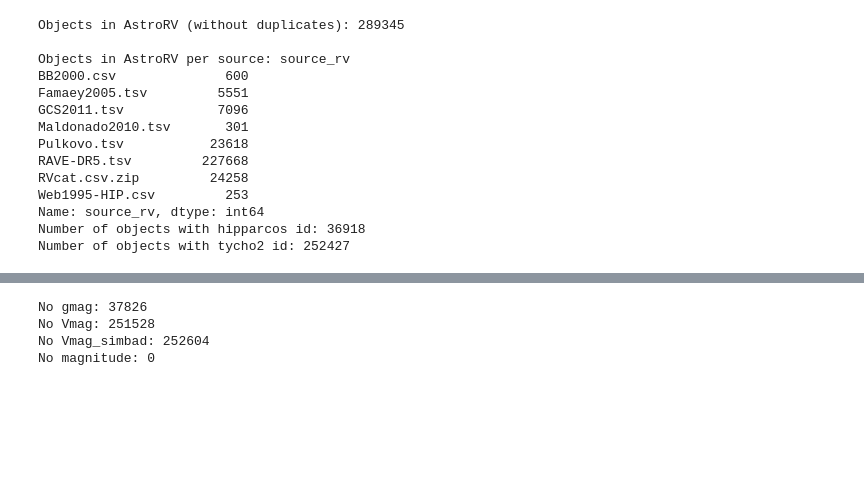
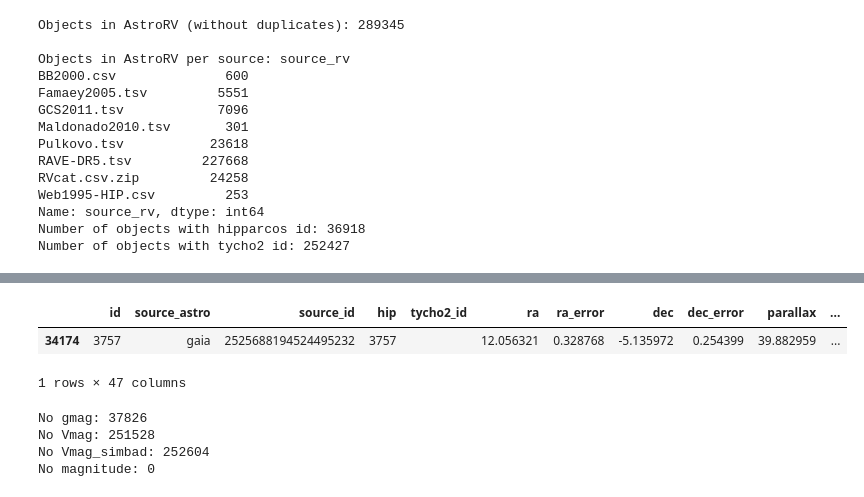
Before and after one commit to seap-udea/iWander, a Jupyter notebook: db/build.ipynb, the cells around one changed output, grey strips where cells are left out. Drawn from its saved outputs; the diff is of its cells as text; code cells hidden in the pictures; blank space fills up the shorter version.

```diff
--- a/db/build.ipynb
+++ b/db/build.ipynb
@@ -845,9 +845,14 @@ AstroRV = db.merge(RV3[["id", "RV", "e_RV", "source_rv", "source_erv"]], on="id"
 AstroRVDuplicates.dropna(subset=["parallax"], inplace=True)
 AstroRV.dropna(subset=["parallax"], inplace=True)
 
-AstroRVDuplicates.to_csv(dir_results + "AstroRVDuplicates.csv", index=False)
-AstroRV.to_csv(dir_results + "AstroRV_2.csv", index=False)
+# Remove spaces from simbad names
+for txt_field in "name_simbad","sptype_simbad":
+    AstroRV[txt_field]=AstroRV[txt_field].fillna('')
+    AstroRV[txt_field]=AstroRV[txt_field].map(lambda x:'NULL' if x=='' else re.sub('\s+','_',x).strip('_'))
+    AstroRVDuplicates[txt_field]=AstroRVDuplicates[txt_field].fillna('')
+    AstroRVDuplicates[txt_field]=AstroRVDuplicates[txt_field].map(lambda x:'NULL' if x=='' else re.sub('\s+','_',x).strip('_'))
 
+# Report
 print("\nObjects in AstroRV (without duplicates):", len(AstroRV))
 print("\nObjects in AstroRV per source:", AstroRV.groupby(AstroRV.source_rv).source_rv.count())
 
@@ -873,3 +902,9 @@ Number of objects with tycho2 id: 252427
+# %%
+AstroRV[AstroRV.hip=="3757"]
+# %% [output]
+|  | id | source_astro | source_id | hip | tycho2_id | ra | ra_error | dec | dec_error | parallax | ... |
+| 34174 | 3757 | gaia | 2525688194524495232 | 3757 |  | 12.056321 | 0.328768 | -5.135972 | 0.254399 | 39.882959 | ... |
+1 rows × 47 columns
 # %%
 #Number of stars without magnitude
 print("No gmag:",(AstroRV.phot_g_mean_mag.isnull()).sum())
```
Also changed, not shown: parts of 4 cells of this notebook, 3 other files.
